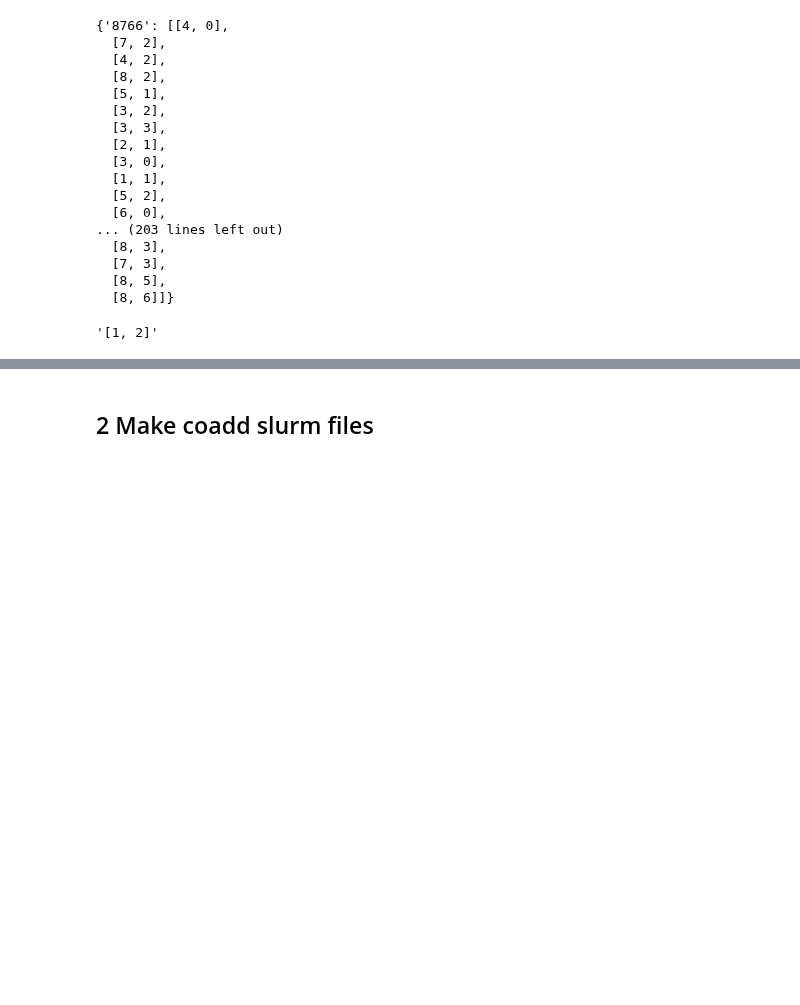
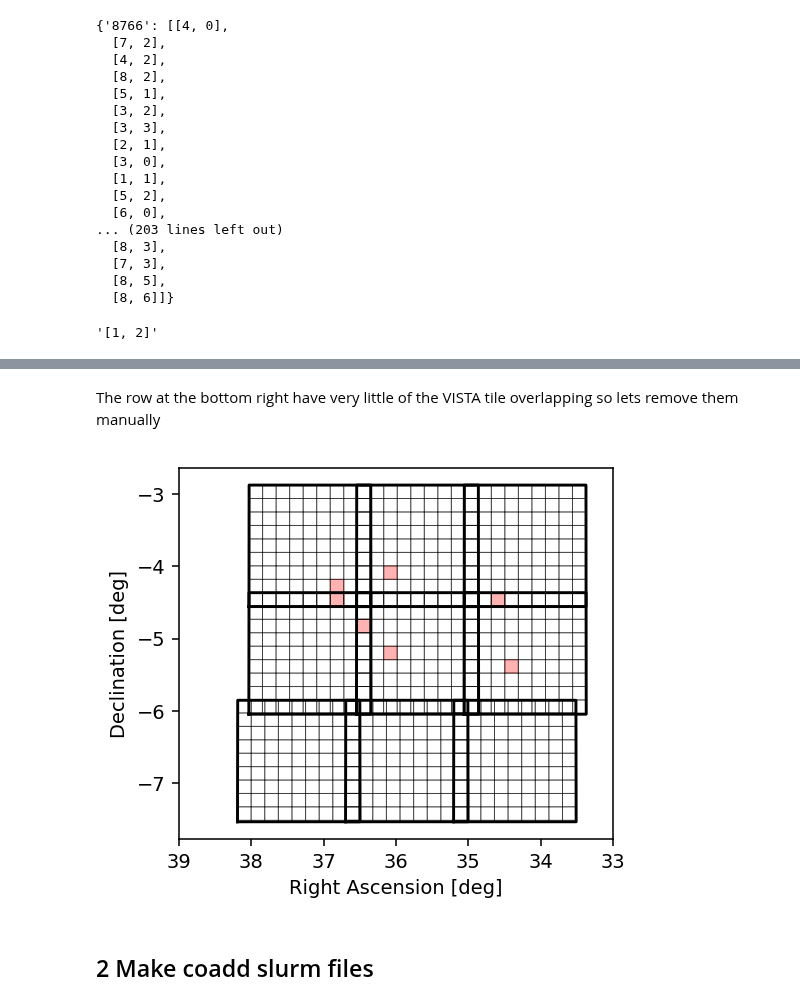
Before and after one commit to lsst-uk/lsst-ir-fusion, a Jupyter notebook: dmu4/dmu4_SXDS/3_Failed_patches.ipynb, the cells around one changed output, grey strips where cells are left out. Saved outputs shown, nothing was run; the diff lists cells and outputs as text; code cells hidden in the pictures; blank space fills up the shorter version.

Commit message:
Tinkering with json patch dictionaries

```diff
--- a/dmu4/dmu4_SXDS/3_Failed_patches.ipynb
+++ b/dmu4/dmu4_SXDS/3_Failed_patches.ipynb
@@ -220,0 +219,2 @@ fig.savefig('./figs/sxds_patches_to_rerun_{}.png'.format(SUFFIX), overwrite=True
+# %% [markdown]
+The row at the bottom right have very little of the VISTA tile overlapping so lets remove them manually
@@ -221,3 +241,48 @@ fig.savefig('./figs/sxds_patches_to_rerun_{}.png'.format(SUFFIX), overwrite=True
+# %%
+failed_tiles = after_manual_removals
+# %%
+fig, ax = plt.subplots(figsize=(4, 4), dpi=140)
+
+for tract in sxds_tracts:
+    vertices = sm.generateTract(tract).getVertexList()
+    ra = [vertices[n][0].asDegrees() for n in np.mod(np.arange(5),4)]
+    dec = [vertices[n][1].asDegrees() for n in np.mod(np.arange(5),4)]
+    ax.plot(ra, dec, c = 'k')
+    for p in np.nditer(np.meshgrid(np.arange(0,9), np.arange(0,9))):
+        #print(p[0], p[1])
+        t = sm.generateTract(tract)
+        vertices = t.getPatchInfo([p[0], p[1]]).getInnerSkyPolygon(t.getWcs()).getVertices()
+        ra = [np.arctan(vertices[n][1]/vertices[n][0])* 180/np.pi for n in np.mod(np.arange(5),4)]
+        #print(tract, ra)
+        dec = [(vertices[n][2])* 180/np.pi for n in np.mod(np.arange(5),4)]
+        ax.plot(ra, dec, c = 'k', alpha=0.5, linewidth=0.5)
+
+for tract in failed_tiles:
+    for patch in failed_tiles[tract]:
+
+        p = [int(patch[1]), int(patch[4])]
+        tract = int(tract)
+
+        t = sm.generateTract(tract)
+        vertices = t.getPatchInfo([p[0], p[1]]).getInnerSkyPolygon(t.getWcs()).getVertices()
+        ra = [np.arctan(vertices[n][1]/vertices[n][0])* 180/np.pi for n in np.mod(np.arange(5),4)]
+        #print(tract, ra)
+        dec = [(vertices[n][2])* 180/np.pi for n in np.mod(np.arange(5),4)]
+        ax.fill(ra, dec, c = 'r', alpha=0.3, linewidth=0.5)
+
+
+
+
+
+
+ax.axis('scaled')
+ax.set_xlim([39, 33])
+ax.set_xlabel('Right Ascension [deg]')
+ax.set_ylabel('Declination [deg]')
+fig.savefig('./figs/sxds_patches_to_rerun_{}.pdf'.format(SUFFIX), overwrite=True)
+fig.savefig('./figs/sxds_patches_to_rerun_{}.png'.format(SUFFIX), overwrite=True)
+# %% [output]
+[figure, added]
 # %% [markdown]
 ## 2 Make coadd slurm files
 # %%
```
Also changed, not shown: parts of 12 cells of this notebook, 5 other files.
